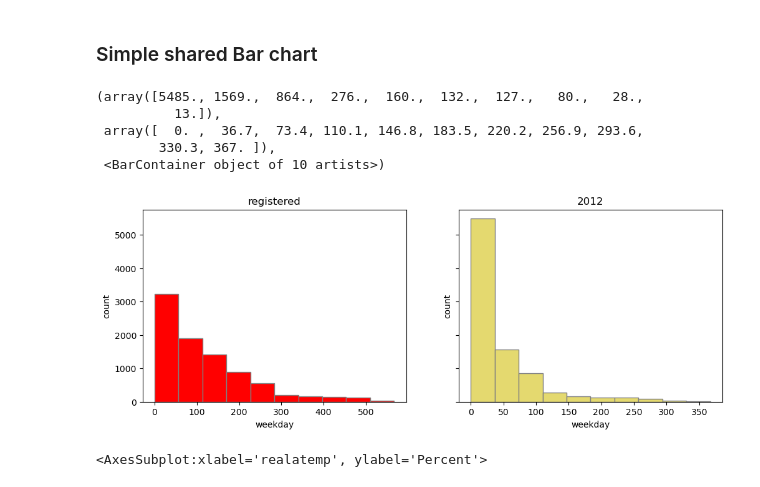
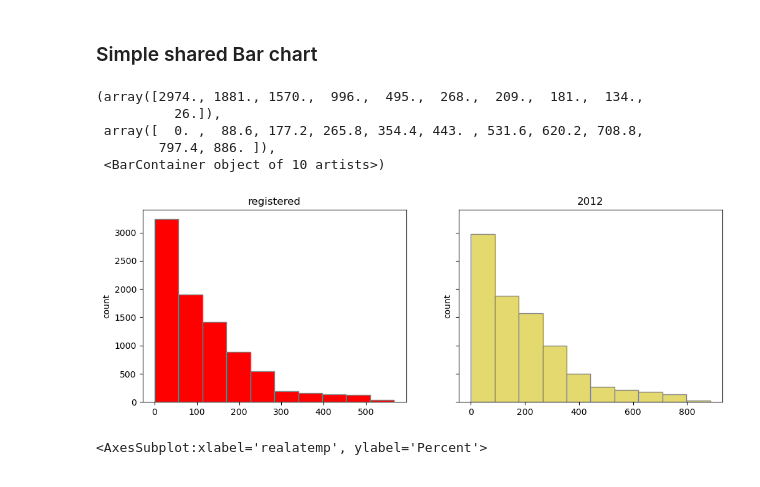
Before and after one commit to RHout19/Project-1, a Jupyter notebook: Model 1/Project 3/Sprint_1_Data_Wrangling.ipynb, the cells around one changed output. Drawn from its saved outputs; the diff is of its cells as text; code cells hidden in the pictures.

```diff
--- a/Model 1/Project 3/Sprint_1_Data_Wrangling.ipynb
+++ b/Model 1/Project 3/Sprint_1_Data_Wrangling.ipynb
@@ -90,10 +90,10 @@ df.loc[df['season'] == 2, 'season'] = 'Spring'
 df.loc[df['season'] == 3, 'season'] = 'Summer'
 df.loc[df['season'] == 4, 'season'] = 'Fall'
 # %%
-df.loc[df['weather'] == 1, 'weather'] = 'Clear'
-df.loc[df['weather'] == 2, 'weather'] = 'Cloud'
-df.loc[df['weather'] == 3, 'weather'] = 'Light'
-df.loc[df['weather'] == 4, 'weather'] = 'Heavy'
+df.loc[df['weather'] == 1, 'weather'] = '1_Clear'
+df.loc[df['weather'] == 2, 'weather'] = '2_Cloud'
+df.loc[df['weather'] == 3, 'weather'] = '3_Light'
+df.loc[df['weather'] == 4, 'weather'] = '4_Heavy'
 # %%
 df['dateday'] = pd.to_datetime(df['dateday'], format='%m/%d/%Y')
 day = df.insert(loc=5, column='day', value=df['dateday'].dt.day)
@@ -334,26 +334,24 @@ reg_cas()
 # %%
 fig, axs = plt.subplots(1, 2, sharey=True, figsize=(12, 4))
 
 axs[0].set_title('registered')
-axs[0].set_xlabel('weekday')
 axs[0].set_ylabel('count')
 axs[0].hist(df_year0['registered'],
             color='red',
             edgecolor='grey')
 
 axs[1].set_title('2012')
-axs[1].set_xlabel('weekday')
 axs[1].set_ylabel('count')
-axs[1].hist(df_year1['casual'],
+axs[1].hist(df_year1['registered'],
             color='#E4d96f',
             edgecolor='grey')
 # %% [output]
-(array([5485., 1569.,  864.,  276.,  160.,  132.,  127.,   80.,   28.,
-          13.]),
- array([  0. ,  36.7,  73.4, 110.1, 146.8, 183.5, 220.2, 256.9, 293.6,
-        330.3, 367. ]),
+(array([2974., 1881., 1570.,  996.,  495.,  268.,  209.,  181.,  134.,
+          26.]),
+ array([  0. ,  88.6, 177.2, 265.8, 354.4, 443. , 531.6, 620.2, 708.8,
+        797.4, 886. ]),
  <BarContainer object of 10 artists>)
-[figure, old version]
+[figure, new version]
 # %%
 fig = plt.subplots( figsize = (10, 6))
 
```
Also changed, not shown: parts of 19 cells of this notebook.
